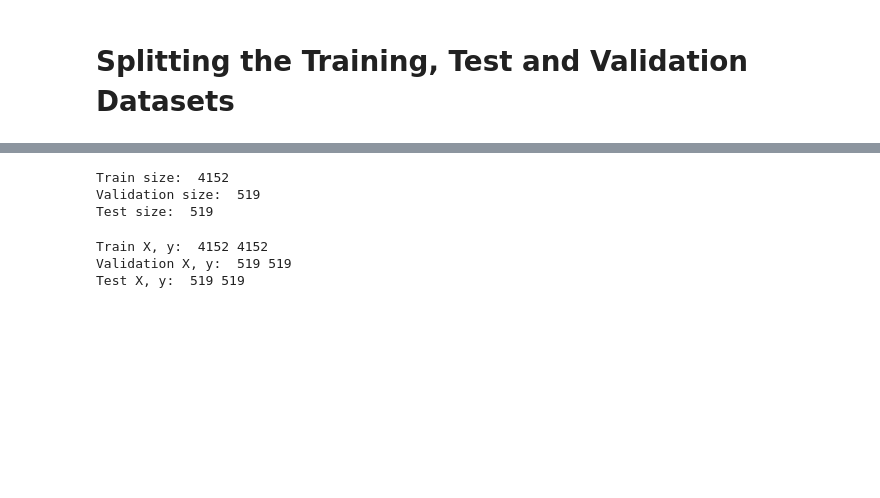
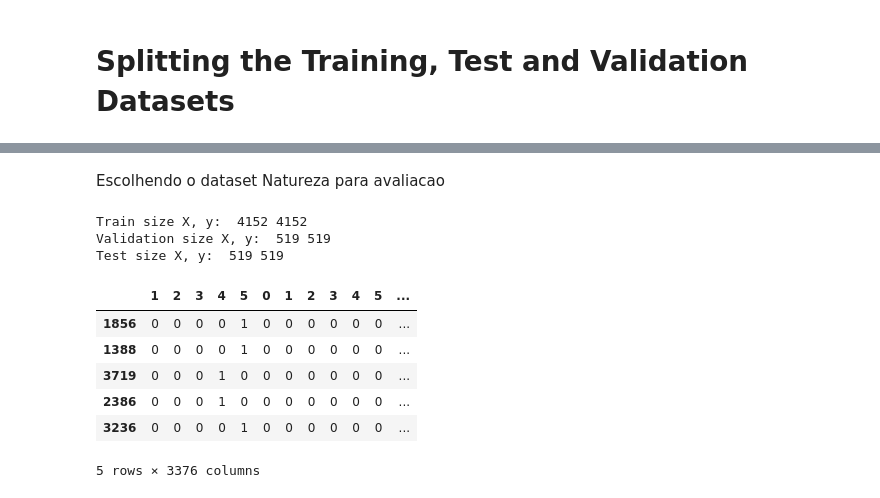
Before and after one commit to marcelounb/BB, a Jupyter notebook: ia_mobile2.ipynb, the cells around one changed output, grey strips where cells are left out. Cells and saved outputs as stored; diff of their text form; code cells hidden in the pictures; blank space fills up the shorter version.

```diff
--- a/ia_mobile2.ipynb
+++ b/ia_mobile2.ipynb
@@ -204,8 +196,17 @@ dataset2[0:5]
 # %%
-def set_dataset(column1, column2, column3):
-  selected_dataset = pd.DataFrame(dataset, columns=[column1, column2, column3])
+def set_dataset(column3):
+
+  score_dummies = pd.get_dummies(dataset['score'])  # Dividing the score into 5 columns
+
+  vectorizer = CountVectorizer()  # Tokenizing the reviews
+  review_countvectorizer = vectorizer.fit_transform(dataset['review'])
+  tokenized_review = pd.DataFrame(review_countvectorizer.toarray())
+
+  temp_dataset = pd.DataFrame(dataset, columns=[column3])  # Selecting the variable Dataframe
+
+  selected_dataset =  pd.concat([score_dummies, tokenized_review, temp_dataset], axis = 1)   # Merging the 3 DataFrames
+
+
+  #splitting the dataset into Training, Validation and Test
   train, validate, test = np.split(selected_dataset.sample(frac=1, random_state=42), [int(.8*len(selected_dataset)), int(.9*len(selected_dataset))])
-  print('Train size: ', len(train.index))
-  print('Validation size: ', len(validate.index))
-  print('Test size: ', len(test.index))
   return train, validate, test
@@ -212,16 +218,21 @@ def set_dataset(column1, column2, column3):
+# %% [markdown]
+Escolhendo o dataset Natureza para avaliacao
 # %%
-train, validate, test = set_dataset('score', 'review', 'Natureza')
+train, validate, test = set_dataset('Natureza')
 X_train, X_val, X_test = train.drop(['Natureza'], axis=1), validate.drop(['Natureza'], axis=1), test.drop(['Natureza'], axis=1)
 y_train, y_val, y_test = train['Natureza'], validate['Natureza'], test['Natureza']
+print_datasets()
 # %% [output]
-Train size:  4152
-Validation size:  519
-Test size:  519
+Train size X, y:  4152 4152
+Validation size X, y:  519 519
+Test size X, y:  519 519
-# %%
-print('Train X, y: ', len(X_train.index), len(y_train.index))
-print('Validation X, y: ', len(X_val.index), len(y_val.index))
-print('Test X, y: ', len(X_test.index), len(y_test.index))
-# %% [output]
-Train X, y:  4152 4152
-Validation X, y:  519 519
-Test X, y:  519 519
+# %%
+X_test[0:5]
+# %% [output]
+|  | 1 | 2 | 3 | 4 | 5 | 0 | 1 | 2 | 3 | 4 | 5 | ... |
+| 1856 | 0 | 0 | 0 | 0 | 1 | 0 | 0 | 0 | 0 | 0 | 0 | ... |
+| 1388 | 0 | 0 | 0 | 0 | 1 | 0 | 0 | 0 | 0 | 0 | 0 | ... |
+| 3719 | 0 | 0 | 0 | 1 | 0 | 0 | 0 | 0 | 0 | 0 | 0 | ... |
+| 2386 | 0 | 0 | 0 | 1 | 0 | 0 | 0 | 0 | 0 | 0 | 0 | ... |
+| 3236 | 0 | 0 | 0 | 0 | 1 | 0 | 0 | 0 | 0 | 0 | 0 | ... |
+5 rows × 3376 columns
```
Also changed, not shown: parts of 3 cells of this notebook.
